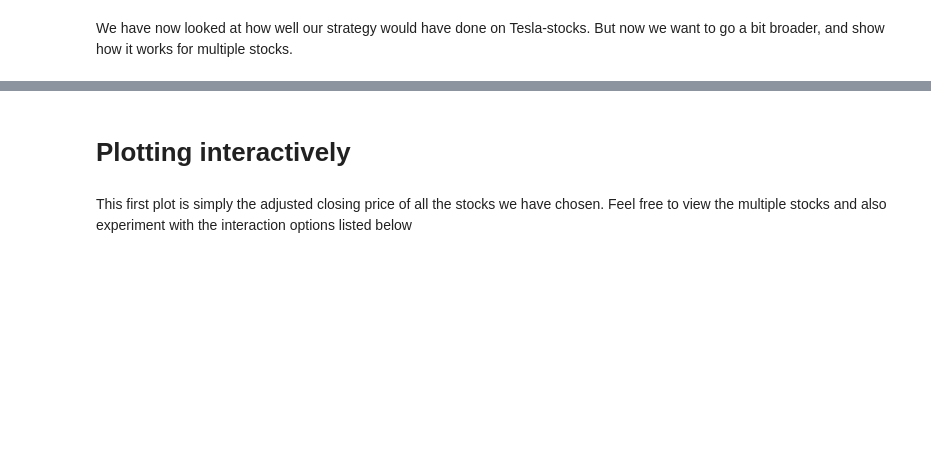
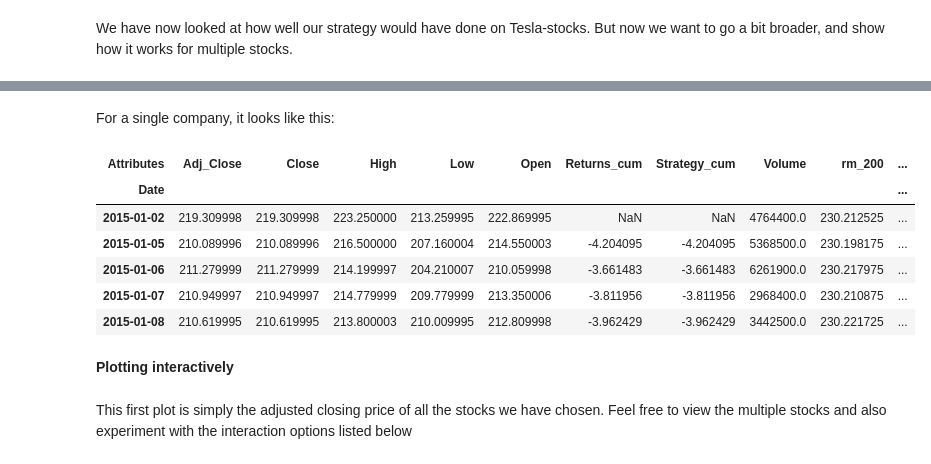
Before and after one commit to NumEconCopenhagen/projects-2019-unity, a Jupyter notebook: dataproject/dataProject.ipynb, the cells around one changed output, grey strips where cells are left out. Cells and saved outputs as stored; diff of their text form; code cells hidden in the pictures; blank space fills up the shorter version.

```diff
--- a/dataproject/dataProject.ipynb
+++ b/dataproject/dataProject.ipynb
@@ -64,5 +101,17 @@ d = func.download_data_with_runmean(stocks=stock_list,from_year = 2011, to_year=
+# %% [markdown]
+For a single company, it looks like this:
+# %%
+d['Tesla'].head()
+# %% [output]
+| Attributes | Adj_Close | Close | High | Low | Open | Returns_cum | Strategy_cum | Volume | rm_200 | ... |
+| Date |  |  |  |  |  |  |  |  |  | ... |
+| 2015-01-02 | 219.309998 | 219.309998 | 223.250000 | 213.259995 | 222.869995 | NaN | NaN | 4764400.0 | 230.212525 | ... |
+| 2015-01-05 | 210.089996 | 210.089996 | 216.500000 | 207.160004 | 214.550003 | -4.204095 | -4.204095 | 5368500.0 | 230.198175 | ... |
+| 2015-01-06 | 211.279999 | 211.279999 | 214.199997 | 204.210007 | 210.059998 | -3.661483 | -3.661483 | 6261900.0 | 230.217975 | ... |
+| 2015-01-07 | 210.949997 | 210.949997 | 214.779999 | 209.779999 | 213.350006 | -3.811956 | -3.811956 | 2968400.0 | 230.210875 | ... |
+| 2015-01-08 | 210.619995 | 210.619995 | 213.800003 | 210.009995 | 212.809998 | -3.962429 | -3.962429 | 3442500.0 | 230.221725 | ... |
 # %% [markdown]
-# Plotting interactively
+**Plotting interactively**
 # %% [markdown]
 This first plot is simply the adjusted closing price of all the stocks we have chosen. Feel free to view the multiple stocks and also experiment with the interaction options listed below
 # %%
```
Also changed, not shown: parts of 13 cells of this notebook, 3 other files.
